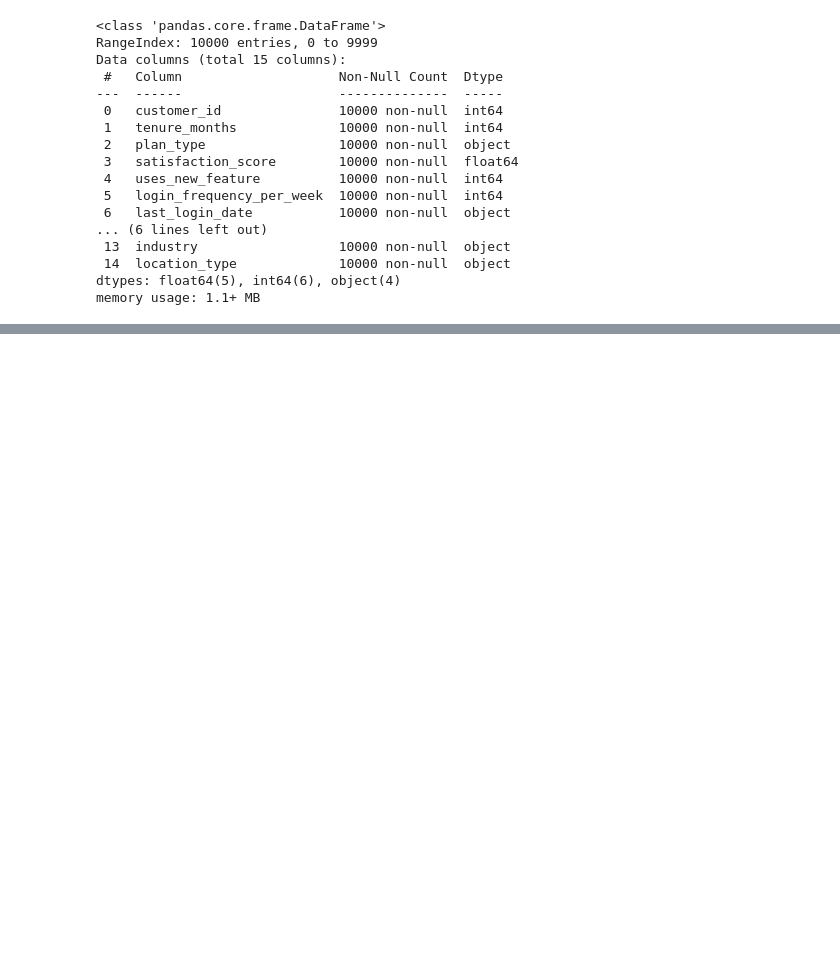
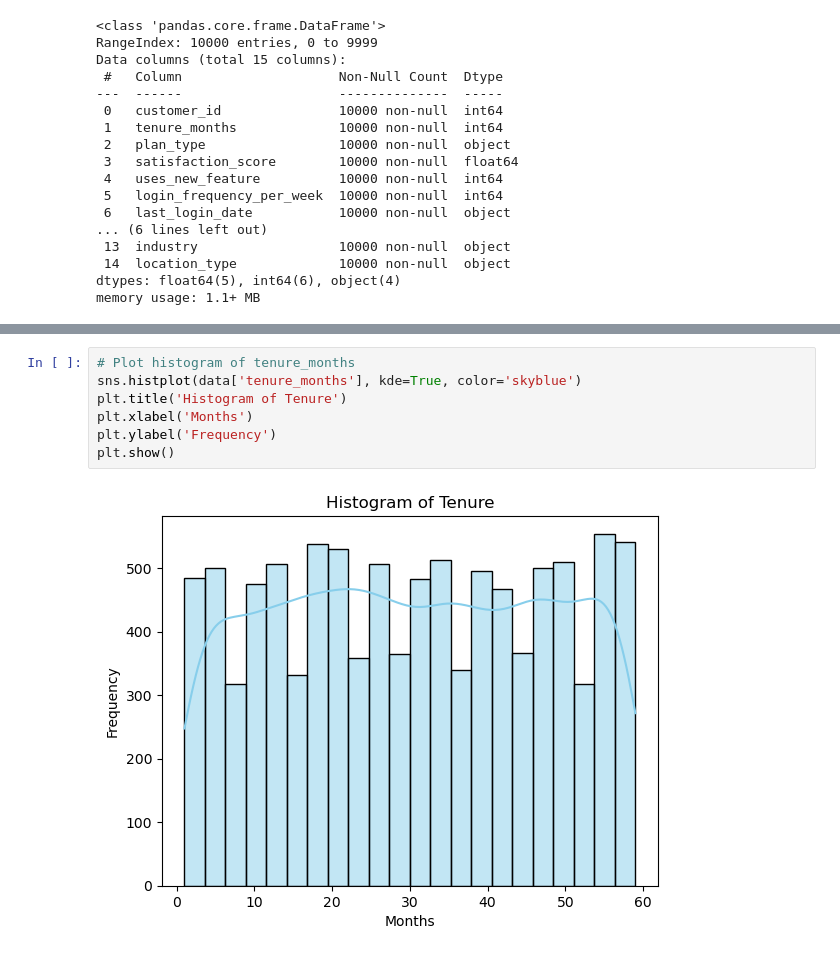
Before and after one commit to shruti0209/LearnML_Capstone, a Jupyter notebook: Lookalike_Analysis.ipynb, the cells around one changed output, grey strips where cells are left out. Drawn from its saved outputs; the diff is of its cells as text; blank space fills up the shorter version.

```diff
--- a/Lookalike_Analysis.ipynb
+++ b/Lookalike_Analysis.ipynb
@@ -34,0 +85,9 @@ memory usage: 1.1+ MB
+# %%
+# Plot histogram of tenure_months
+sns.histplot(data['tenure_months'], kde=True, color='skyblue')
+plt.title('Histogram of Tenure')
+plt.xlabel('Months')
+plt.ylabel('Frequency')
+plt.show()
+# %% [output]
+[figure, added]
```
Also changed, not shown: parts of 22 cells of this notebook, 3 other files.
